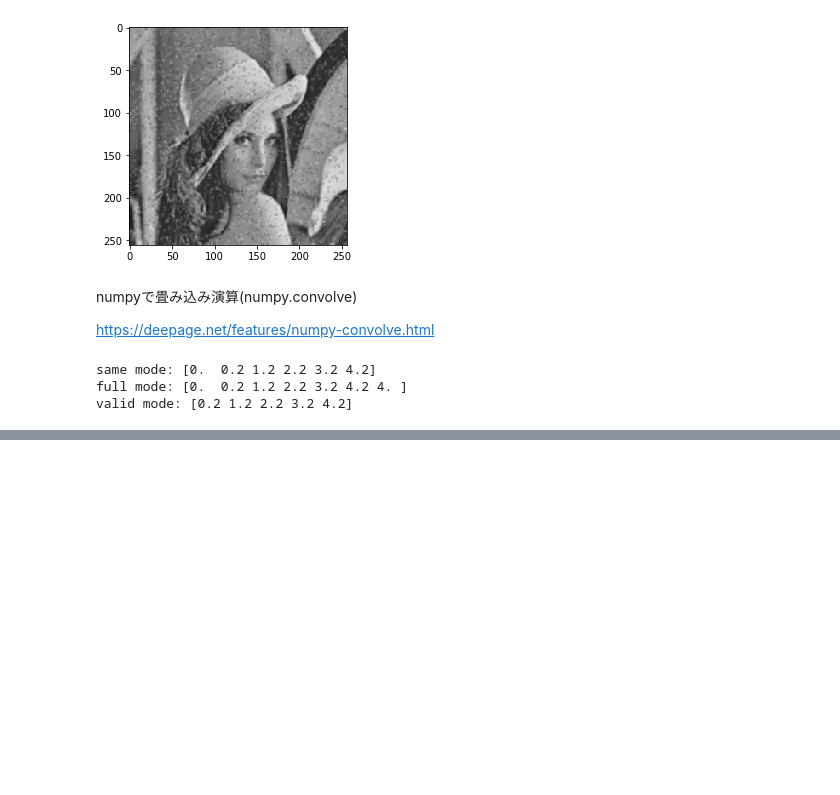
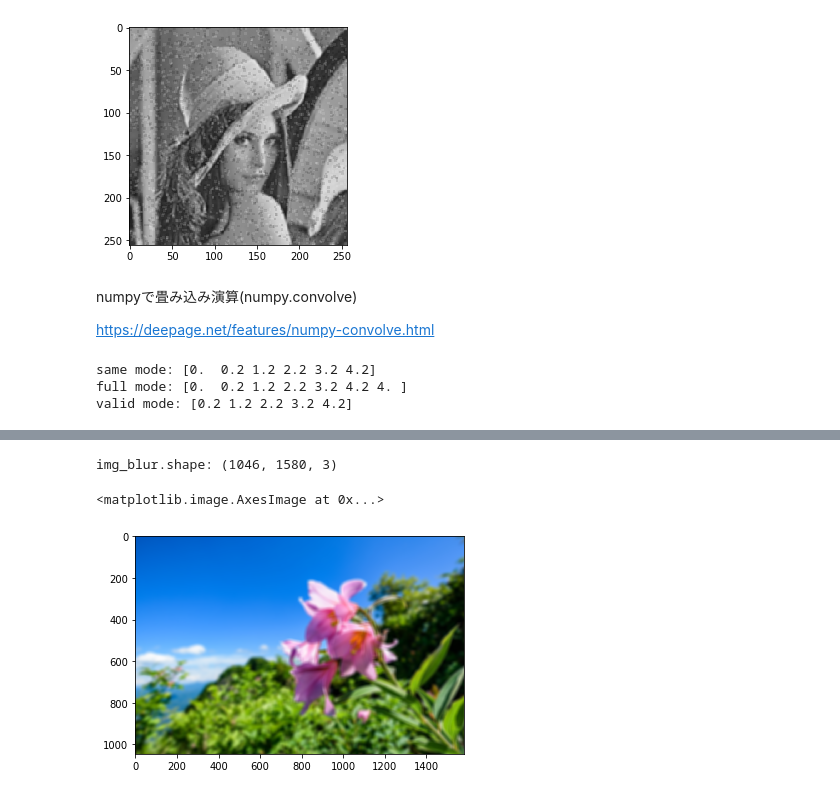
Before and after one commit to sasa-git/Python-practice, a Jupyter notebook: notes/convolution.ipynb, the cells around one changed output, grey strips where cells are left out. Drawn from its saved outputs; the diff is of its cells as text; code cells hidden in the pictures; blank space fills up the shorter version.

```diff
--- a/notes/convolution.ipynb
+++ b/notes/convolution.ipynb
@@ -71,0 +133,20 @@ plt.show()
+# %%
+for y in range(height - filter_size):
+    for x in range(width - filter_size):
+        # 位置(x, y)を起点に縦横フィルターサイズの小さい画像をオリジナル画像から切り取る
+        partial_img = img_pixels[y:y + filter_size, x:x + filter_size]
+        # 小さい画像の各ピクセルの値を一列に並べる
+        color_array = partial_img.reshape(filter_size ** 2, 3)
+        # 各R, G, Bそれぞれの平均を求めて加工画像の位置(x, y)のピクセルにセットする
+        mean_r, mean_g, mean_b = color_array.mean(axis = 0) # axis=0:列ごと
+        img_blur.putpixel((x, y), (int(mean_r), int(mean_g), int(mean_b)))
+
+# PILのImageオブジェクトをいったんndarrayに変換
+img_ary = np.array(img_blur)
+print(f"img_blur.shape: {img_ary.shape}")
+# フィルターサイズ分だけ画像サイズが小さくなってしまっている
+plt.imshow(img_ary)
+# %% [output]
+img_blur.shape: (1046, 1580, 3)
+<matplotlib.image.AxesImage at 0x...>
+[figure, added]
```
Also changed, not shown: parts of 13 cells of this notebook, 3 other files.
